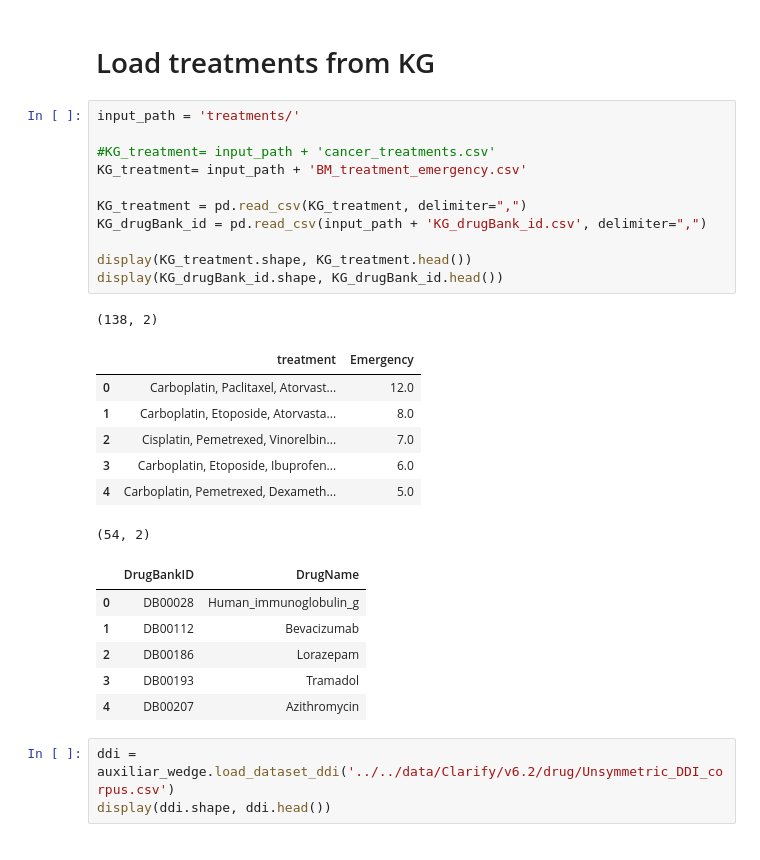
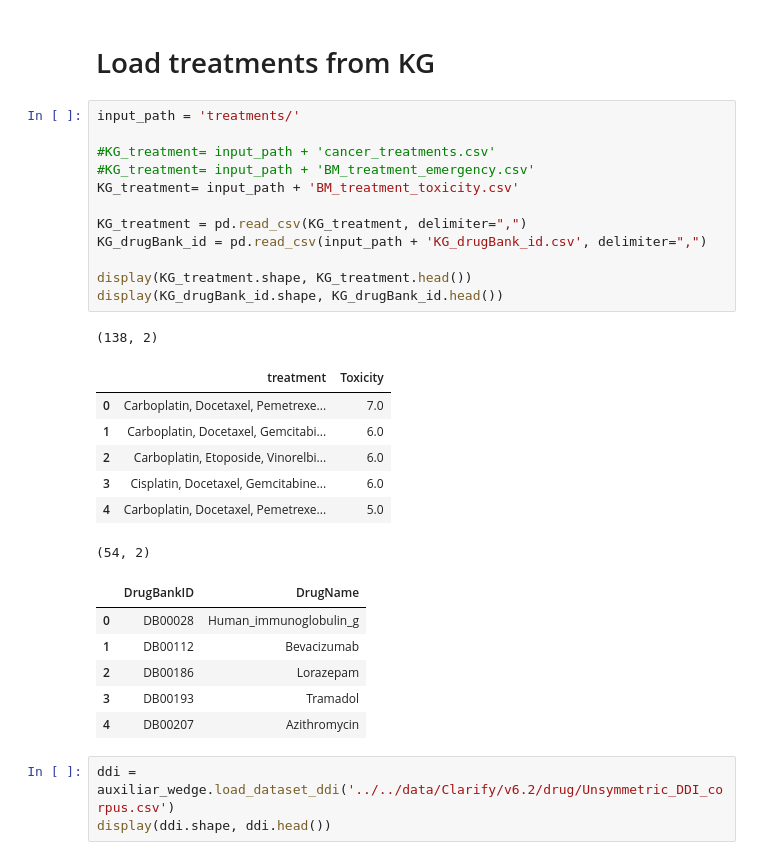
Before and after one commit to arivasm/Neuro-Symbolic_Treatment-Response, a Jupyter notebook: Evaluate_treatment.ipynb, the cells around one changed output. Cells and saved outputs as stored; diff of their text form.

```diff
--- a/Evaluate_treatment.ipynb
+++ b/Evaluate_treatment.ipynb
@@ -32,22 +32,23 @@ display(MIMIC_drugBank_id.shape, MIMIC_drugBank_id.head())
 # %%
 input_path = 'treatments/'
 
 #KG_treatment= input_path + 'cancer_treatments.csv'
-KG_treatment= input_path + 'BM_treatment_emergency.csv'
+#KG_treatment= input_path + 'BM_treatment_emergency.csv'
+KG_treatment= input_path + 'BM_treatment_toxicity.csv'
 
 KG_treatment = pd.read_csv(KG_treatment, delimiter=",")
 KG_drugBank_id = pd.read_csv(input_path + 'KG_drugBank_id.csv', delimiter=",")
 
 display(KG_treatment.shape, KG_treatment.head())
 display(KG_drugBank_id.shape, KG_drugBank_id.head())
 # %% [output]
 (138, 2)
-|  | treatment | Emergency |
-| 0 | Carboplatin, Paclitaxel, Atorvast... | 12.0 |
-| 1 | Carboplatin, Etoposide, Atorvasta... | 8.0 |
-| 2 | Cisplatin, Pemetrexed, Vinorelbin... | 7.0 |
-| 3 | Carboplatin, Etoposide, Ibuprofen... | 6.0 |
-| 4 | Carboplatin, Pemetrexed, Dexameth... | 5.0 |
+|  | treatment | Toxicity |
+| 0 | Carboplatin, Docetaxel, Pemetrexe... | 7.0 |
+| 1 | Carboplatin, Docetaxel, Gemcitabi... | 6.0 |
+| 2 | Carboplatin, Etoposide, Vinorelbi... | 6.0 |
+| 3 | Cisplatin, Docetaxel, Gemcitabine... | 6.0 |
+| 4 | Carboplatin, Docetaxel, Pemetrexe... | 5.0 |
 (54, 2)
 |  | DrugBankID | DrugName |
 | 0 | DB00028 | Human_immunoglobulin_g |
```
Also changed, not shown: parts of 4 cells of this notebook, 6 other files.
